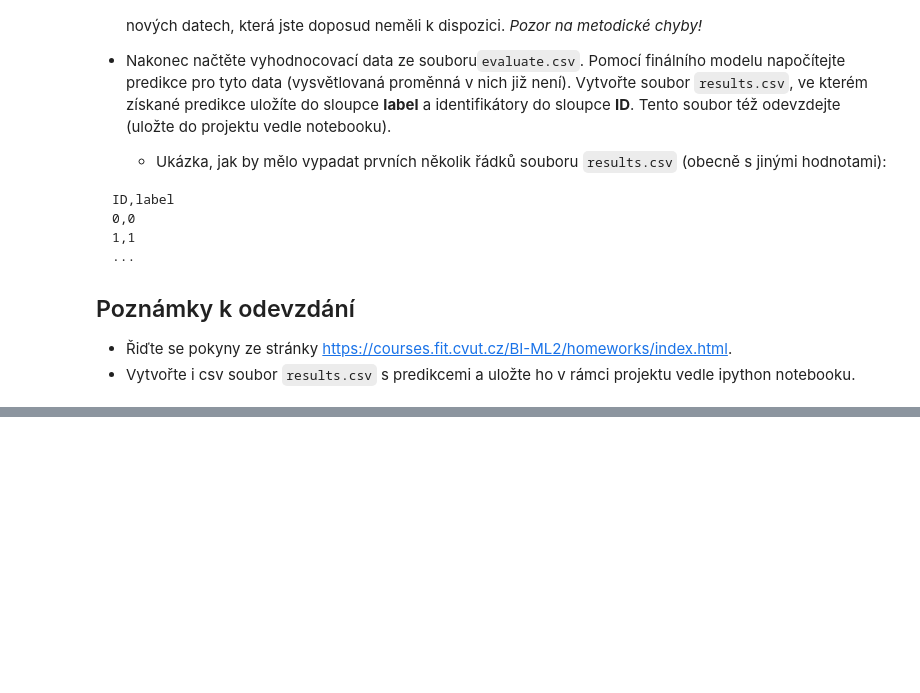
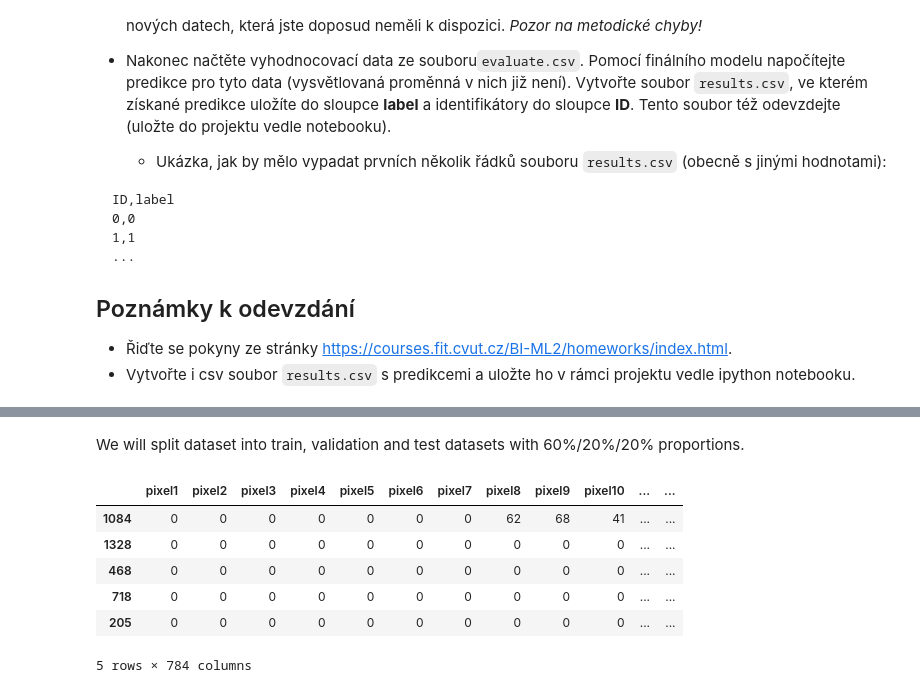
Before and after one commit to ZhigaMason/University, a Jupyter notebook: 01/homework_01_B242.ipynb, the cells around one changed output, grey strips where cells are left out. Drawn from its saved outputs; the diff is of its cells as text; code cells hidden in the pictures; blank space fills up the shorter version.

```diff
--- a/01/homework_01_B242.ipynb
+++ b/01/homework_01_B242.ipynb
@@ -58,0 +67,27 @@ ID,label
+# %% [markdown]
+We will split dataset into train, validation and test datasets with 60%/20%/20% proportions.
+# %%
+from sklearn.model_selection import train_test_split
+
+target_col = 'label'
+data = pd.read_csv('train.csv')
+
+X = data.drop(columns=[target_col])
+y = data[target_col]
+
+Xtrain, Xval, ytrain, yval = train_test_split(
+    X, y, test_size=0.4, random_state=RND_SEED, shuffle=True
+)
+
+Xval, Xtest, yval, ytest = train_test_split(
+    Xval, yval, test_size=0.5, random_state=RND_SEED, shuffle=True
+)
+Xtrain.head()
+# %% [output]
+|  | pixel1 | pixel2 | pixel3 | pixel4 | pixel5 | pixel6 | pixel7 | pixel8 | pixel9 | pixel10 | ... | ... |
+| 1084 | 0 | 0 | 0 | 0 | 0 | 0 | 0 | 62 | 68 | 41 | ... | ... |
+| 1328 | 0 | 0 | 0 | 0 | 0 | 0 | 0 | 0 | 0 | 0 | ... | ... |
+| 468 | 0 | 0 | 0 | 0 | 0 | 0 | 0 | 0 | 0 | 0 | ... | ... |
+| 718 | 0 | 0 | 0 | 0 | 0 | 0 | 0 | 0 | 0 | 0 | ... | ... |
+| 205 | 0 | 0 | 0 | 0 | 0 | 0 | 0 | 0 | 0 | 0 | ... | ... |
+5 rows × 784 columns
```
Also changed, not shown: parts of 33 cells of this notebook.
